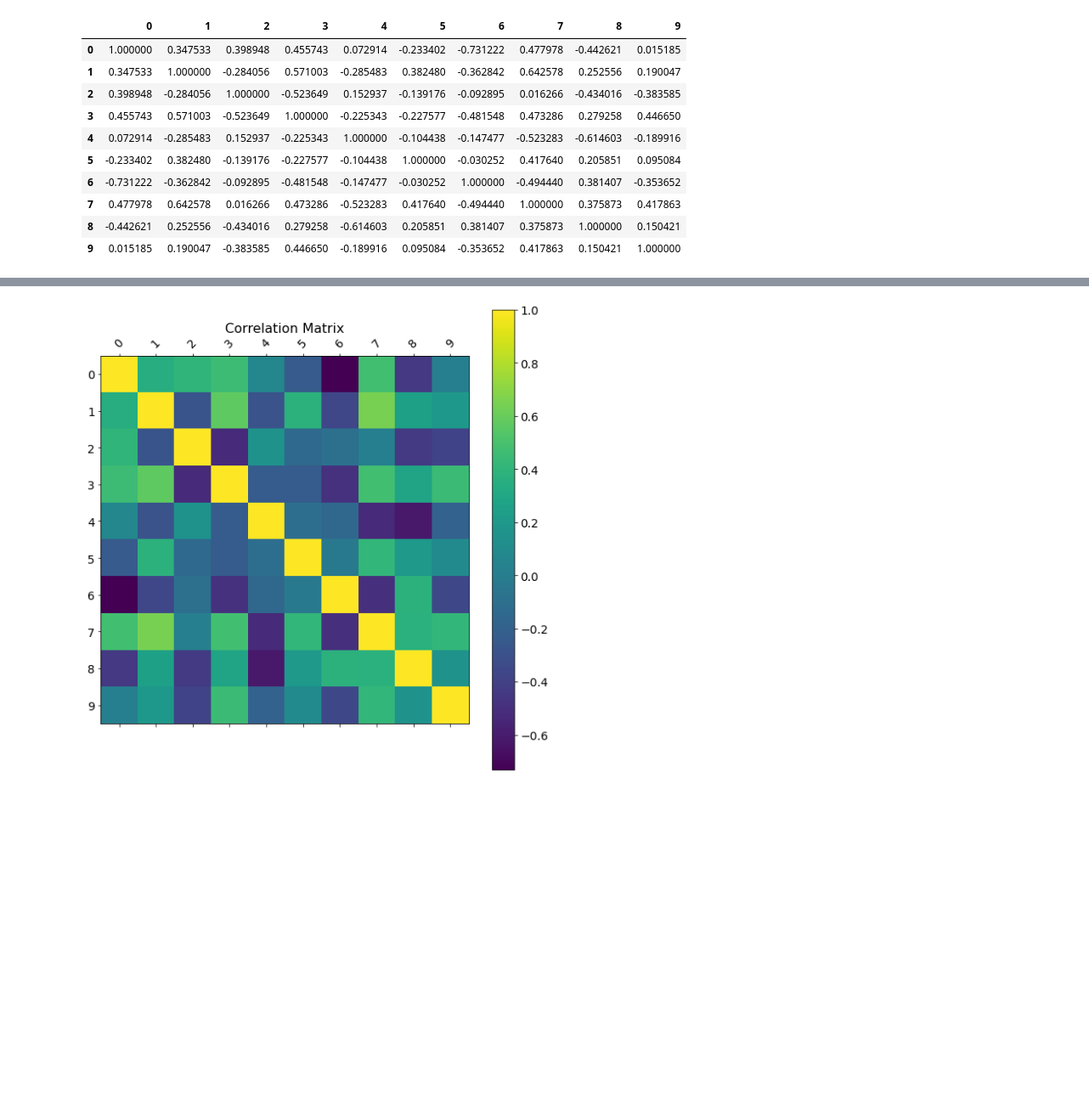
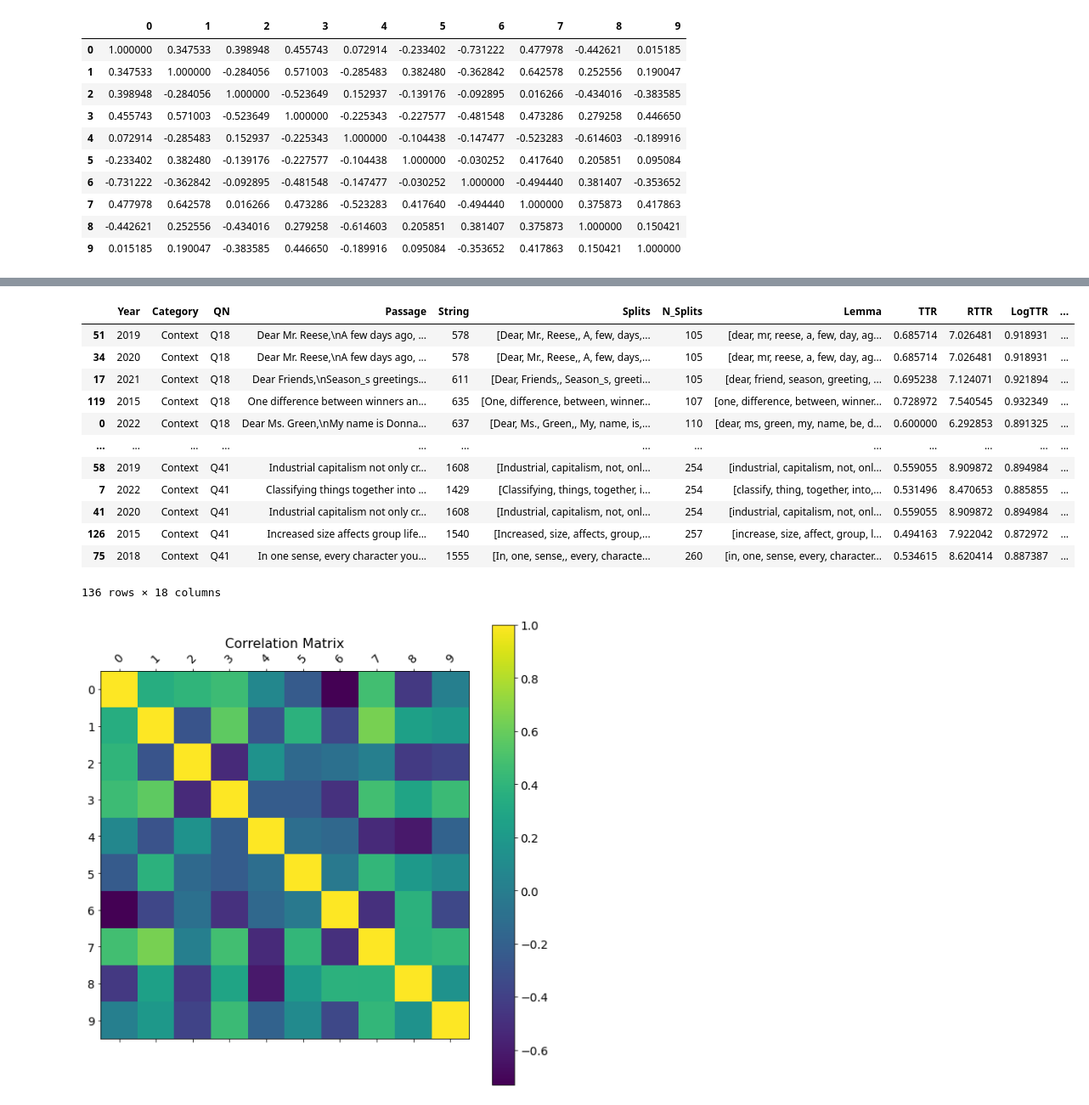
Before and after one commit to MK316/Workingpapers, a Jupyter notebook: ksat_dataprocess_items.ipynb, the cells around one changed output, grey strips where cells are left out. Shown at 85% size. Saved outputs shown, nothing was run; the diff lists cells and outputs as text; code cells hidden in the pictures; blank space fills up the shorter version.

```diff
--- a/ksat_dataprocess_items.ipynb
+++ b/ksat_dataprocess_items.ipynb
@@ -243,3 +230,19 @@ df2
+# %%
+df3
+# %% [output]
+|  | Year | Category | QN | Passage | String | Splits | N_Splits | Lemma | TTR | RTTR | LogTTR | ... |
+| 51 | 2019 | Context | Q18 | Dear Mr. Reese,\nA few days ago, ... | 578 | [Dear, Mr., Reese,, A, few, days,... | 105 | [dear, mr, reese, a, few, day, ag... | 0.685714 | 7.026481 | 0.918931 | ... |
+| 34 | 2020 | Context | Q18 | Dear Mr. Reese,\nA few days ago, ... | 578 | [Dear, Mr., Reese,, A, few, days,... | 105 | [dear, mr, reese, a, few, day, ag... | 0.685714 | 7.026481 | 0.918931 | ... |
+| 17 | 2021 | Context | Q18 | Dear Friends,\nSeason_s greetings... | 611 | [Dear, Friends,, Season_s, greeti... | 105 | [dear, friend, season, greeting, ... | 0.695238 | 7.124071 | 0.921894 | ... |
+| 119 | 2015 | Context | Q18 | One difference between winners an... | 635 | [One, difference, between, winner... | 107 | [one, difference, between, winner... | 0.728972 | 7.540545 | 0.932349 | ... |
+| 0 | 2022 | Context | Q18 | Dear Ms. Green,\nMy name is Donna... | 637 | [Dear, Ms., Green,, My, name, is,... | 110 | [dear, ms, green, my, name, be, d... | 0.600000 | 6.292853 | 0.891325 | ... |
+| ... | ... | ... | ... | ... | ... | ... | ... | ... | ... | ... | ... | ... |
+| 58 | 2019 | Context | Q41 | Industrial capitalism not only cr... | 1608 | [Industrial, capitalism, not, onl... | 254 | [industrial, capitalism, not, onl... | 0.559055 | 8.909872 | 0.894984 | ... |
+| 7 | 2022 | Context | Q41 | Classifying things together into ... | 1429 | [Classifying, things, together, i... | 254 | [classify, thing, together, into,... | 0.531496 | 8.470653 | 0.885855 | ... |
+| 41 | 2020 | Context | Q41 | Industrial capitalism not only cr... | 1608 | [Industrial, capitalism, not, onl... | 254 | [industrial, capitalism, not, onl... | 0.559055 | 8.909872 | 0.894984 | ... |
+| 126 | 2015 | Context | Q41 | Increased size affects group life... | 1540 | [Increased, size, affects, group,... | 257 | [increase, size, affect, group, l... | 0.494163 | 7.922042 | 0.872972 | ... |
+| 75 | 2018 | Context | Q41 | In one sense, every character you... | 1555 | [In, one, sense,, every, characte... | 260 | [in, one, sense, every, character... | 0.534615 | 8.620414 | 0.887387 | ... |
+136 rows × 18 columns
 # %%
 f = plt.figure(figsize=(10, 10))
 plt.matshow(df.corr(), fignum=f.number)
```
Also changed, not shown: parts of 17 cells of this notebook.
